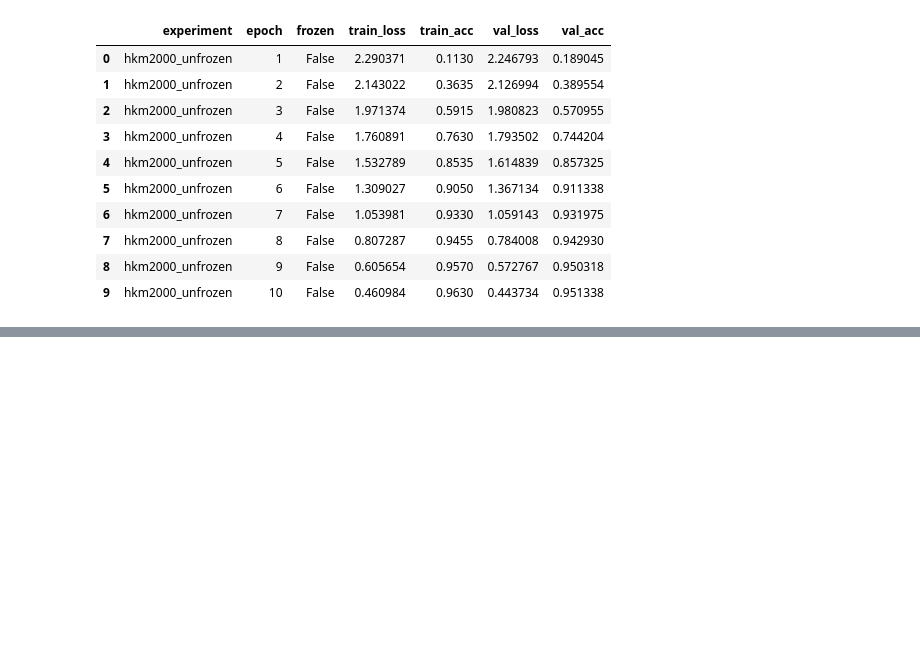
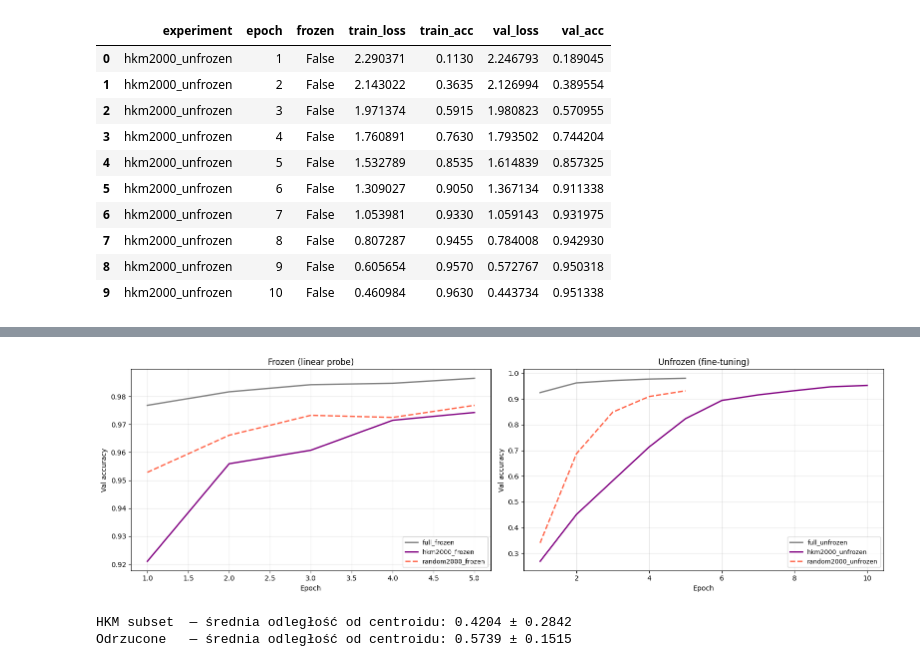
Before and after one commit to DaminikaDz/Data_Ranking_Training_Dynamics, a Jupyter notebook: src/colab.ipynb, the cells around one changed output, grey strips where cells are left out. Cells and saved outputs as stored; diff of their text form; code cells hidden in the pictures; blank space fills up the shorter version.

```diff
--- a/src/colab.ipynb
+++ b/src/colab.ipynb
@@ -340,0 +448,55 @@ new_result
+# %%
+#wykres
+import matplotlib.pyplot as plt
+
+fig, axes = plt.subplots(1, 2, figsize=(16, 5))
+
+STYLE = {
+    "full_frozen":         dict(color="gray",   linestyle="-",  linewidth=2),
+    "hkm2000_frozen":      dict(color="purple", linestyle="-",  linewidth=2),
+    "random2000_frozen":   dict(color="tomato", linestyle="--", linewidth=2),
+    "full_unfrozen":       dict(color="gray",   linestyle="-",  linewidth=2),
+    "hkm2000_unfrozen":    dict(color="purple", linestyle="-",  linewidth=2),
+    "random2000_unfrozen": dict(color="tomato", linestyle="--", linewidth=2),
+}
+
+for frozen, ax, title in [
+    (True,  axes[0], "Frozen (linear probe)"),
+    (False, axes[1], "Unfrozen (fine-tuning)"),
+]:
+    subset = results_df[results_df["frozen"] == frozen]
+    for name, grp in subset.groupby("experiment"):
+        ax.plot(grp["epoch"], grp["val_acc"], label=name, **STYLE.get(name, {}))
+    ax.set_title(title)
+    ax.set_xlabel("Epoch")
+    ax.set_ylabel("Val accuracy")
+    ax.legend(fontsize=9)
+    ax.grid(alpha=0.3)
+
+plt.tight_layout()
+plt.savefig("results_comparison.png", dpi=150)
+plt.show()
+# %% [output]
+[figure, added]
+# %%
+
+level1_centroids   = clusters[0]['centroids'].cpu().numpy()  # (1000, 1024)
+level1_assignments = clusters[0]['assignment']               # (9469,)
+
+def dist_to_centroid_fast(embeddings, assignments, centroids):
+    assigned_centroids = centroids[assignments]              # (9469, 1024)
+    diffs = embeddings - assigned_centroids
+    return np.linalg.norm(diffs, axis=1)                    # (9469,)
+
+all_dists = dist_to_centroid_fast(train_embeddings, level1_assignments, level1_centroids)
+
+hkm_dists  = all_dists[sampled_indices]
+other_mask = np.ones(len(train_embeddings), dtype=bool)
+other_mask[sampled_indices] = False
+other_dists = all_dists[other_mask]
+
+print(f"HKM subset  — średnia odległość od centroidu: {hkm_dists.mean():.4f} ± {hkm_dists.std():.4f}")
+print(f"Odrzucone   — średnia odległość od centroidu: {other_dists.mean():.4f} ± {other_dists.std():.4f}")
+# %% [output]
+HKM subset  — średnia odległość od centroidu: 0.4204 ± 0.2842
+Odrzucone   — średnia odległość od centroidu: 0.5739 ± 0.1515
```
Also changed, not shown: parts of 19 cells of this notebook.
